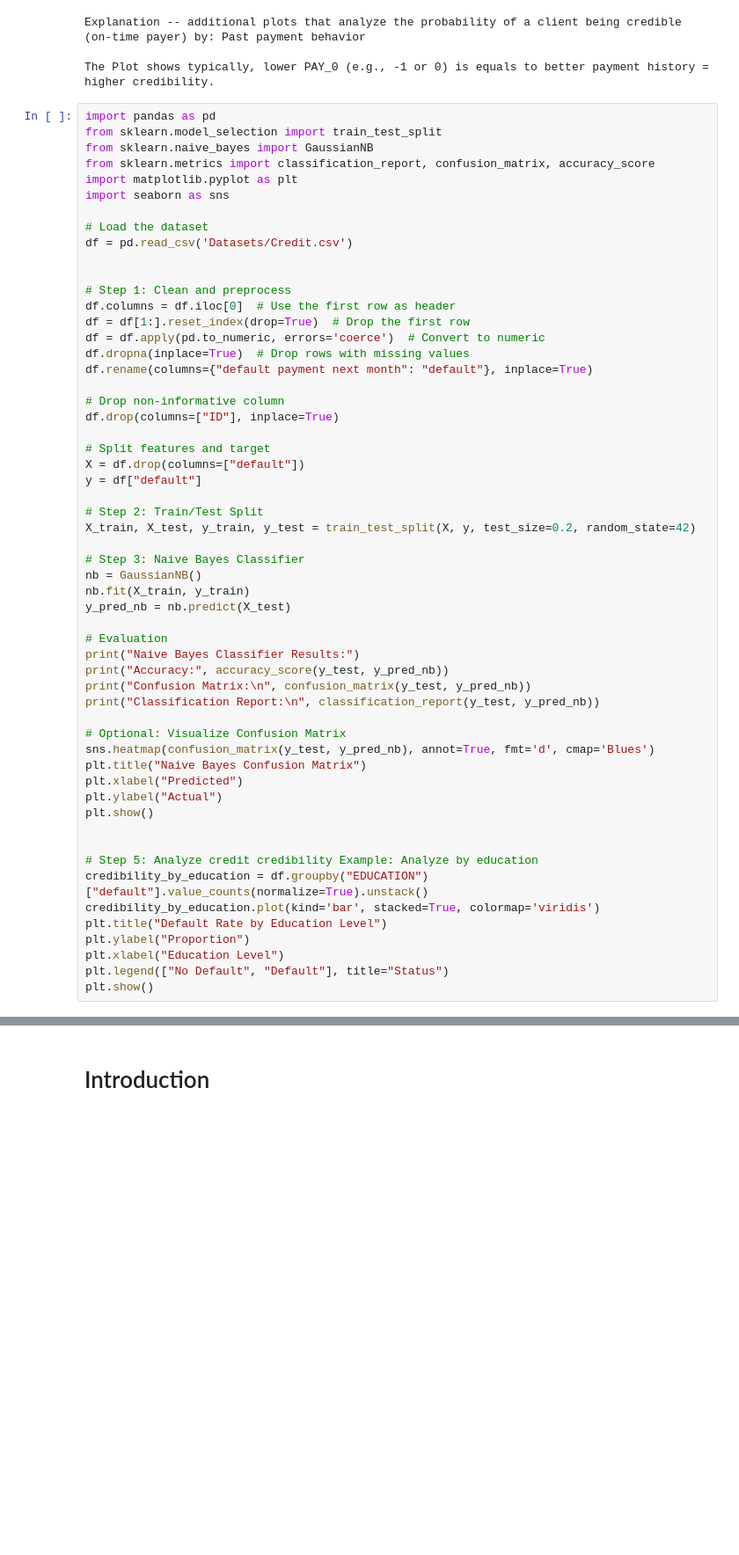
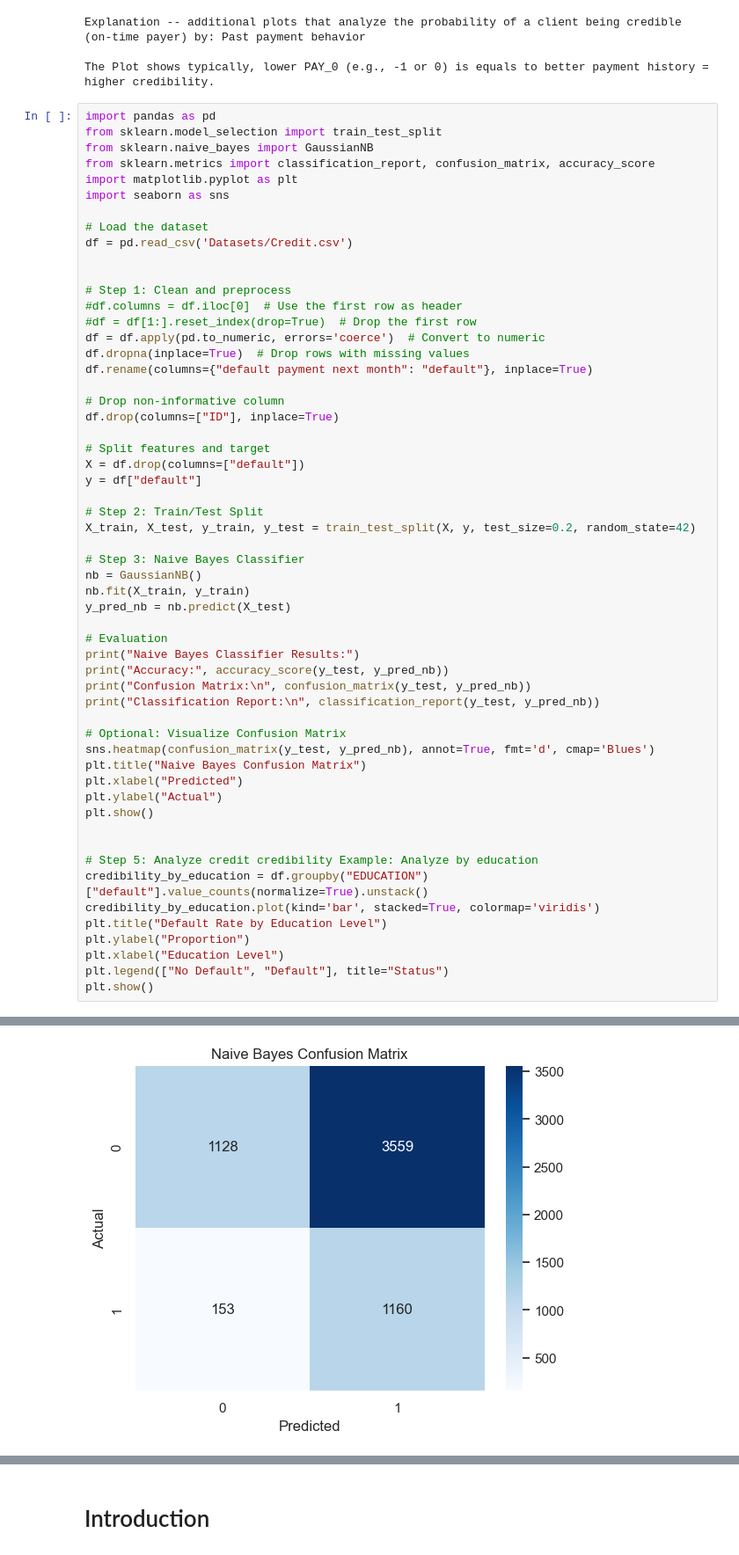
Before and after one commit to MaximeBoulat/AAI500-TeamProject, a Jupyter notebook: TeamProject.ipynb, the cells around one changed output, grey strips where cells are left out. Shown at 88% size. Drawn from its saved outputs; the diff is of its cells as text; blank space fills up the shorter version.

```diff
--- a/TeamProject.ipynb
+++ b/TeamProject.ipynb
@@ -304,8 +304,8 @@ df = pd.read_csv('Datasets/Credit.csv')
 
 
 # Step 1: Clean and preprocess
-df.columns = df.iloc[0]  # Use the first row as header
-df = df[1:].reset_index(drop=True)  # Drop the first row
+#df.columns = df.iloc[0]  # Use the first row as header
+#df = df[1:].reset_index(drop=True)  # Drop the first row
 df = df.apply(pd.to_numeric, errors='coerce')  # Convert to numeric
 df.dropna(inplace=True)  # Drop rows with missing values
 df.rename(columns={"default payment next month": "default"}, inplace=True)
@@ -351,0 +365 @@ KeyError: "['ID'] not found in axis"
+[figure, added]
```
Also changed, not shown: parts of 2 cells of this notebook.
